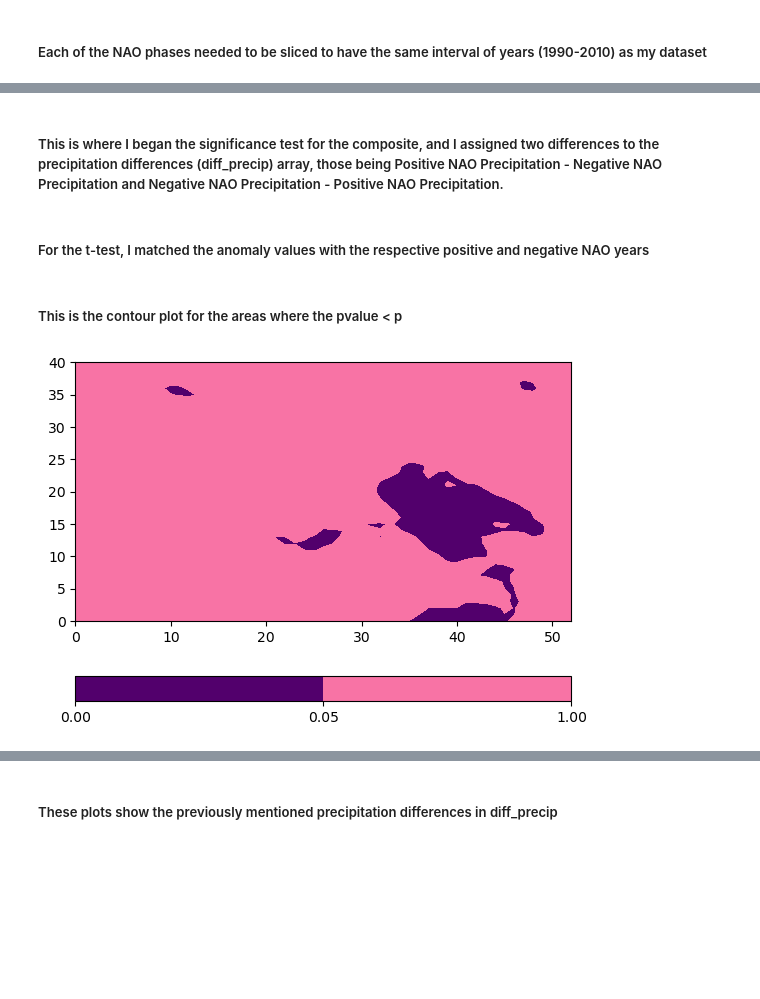
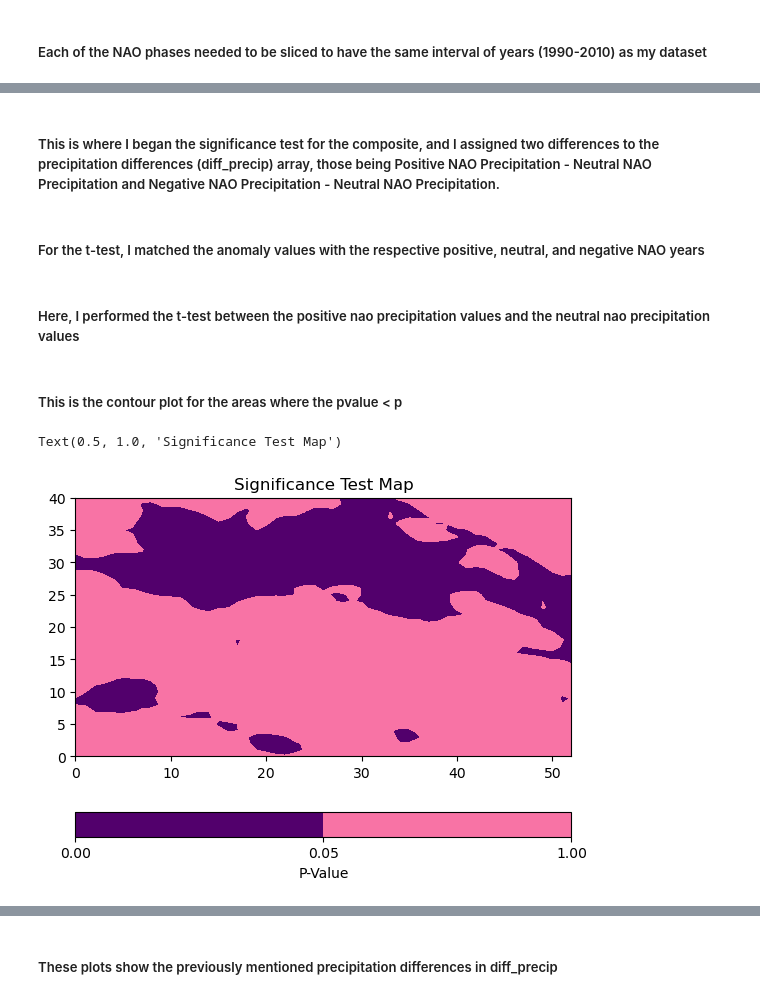
Before and after one commit to JStiles9552/Assignment_3_CLIM_680, a Jupyter notebook: Assignment_3_Revised.ipynb, the cells around one changed output, grey strips where cells are left out. Cells and saved outputs as stored; diff of their text form; code cells hidden in the pictures; blank space fills up the shorter version.

```diff
--- a/Assignment_3_Revised.ipynb
+++ b/Assignment_3_Revised.ipynb
@@ -133,8 +216,8 @@ dg = ds.tp.groupby('time.year').mean()
 # %% [markdown]
 ##### Here, I calculated the mean values for daily precipitation by year for the entire Northeast U.S. (da_climo) and subtracted these mean values from all of the values for daily precipitation by year to get the daily precipiation anomaly values (da_anoms).
 # %%
-da_climo = dg.tp.mean()
-da_anoms = dg.tp-da_climo
+da_climo = dg_DJF.mean()
+da_anoms = dg_DJF-da_climo
 da_anoms
 # %% [output]
 <xarray.DataArray 'tp' (year: 22, latitude: 41, longitude: 53)>
@@ -157,6 +240,7 @@ array([[[-1.0942705e+00, -1.0179765e+00, -9.1688704e-01, ...,
 # %% [markdown]
 ##### Each of the NAO phases needed to be sliced to have the same interval of years (1990-2010) as my dataset
 # %%
-positivenao_g = positivenao.sel(year=slice(dg['year'][0],dg['year'][-1]))
-negativenao_g = negativenao.sel(year=slice(dg['year'][0],dg['year'][-1]))
+positivenao_g = positivenao.sel(year=slice(dg_DJF['year'][0],dg_DJF['year'][-1]))
+neutralnao_g = neutralnao.sel(year=slice(dg_DJF['year'][0],dg_DJF['year'][-1]))
+negativenao_g = negativenao.sel(year=slice(dg_DJF['year'][0],dg_DJF['year'][-1]))
 # %% [markdown]
@@ -245,3 +330,3 @@ plt.suptitle('Northeast U.S. Composite Precipitation Anomalies during North Atla
 # %% [markdown]
-##### This is where I began the significance test for the composite, and I assigned two differences to the precipitation differences (diff_precip) array, those being Positive NAO Precipitation - Negative NAO Precipitation and Negative NAO Precipitation - Positive NAO Precipitation.
+##### This is where I began the significance test for the composite, and I assigned two differences to the precipitation differences (diff_precip) array, those being Positive NAO Precipitation - Neutral NAO Precipitation and Negative NAO Precipitation - Neutral NAO Precipitation.
 # %%
@@ -249,23 +334,28 @@ diff_precip=[positivenao_tp-negativenao_tp, negativenao_tp-positivenao_tp]
 # %%
 p = 0.05
 # %% [markdown]
-##### For the t-test, I matched the anomaly values with the respective positive and negative NAO years
+##### For the t-test, I matched the anomaly values with the respective positive, neutral, and negative NAO years
 # %%
 from scipy.stats import ttest_ind
 
 positivenao_precip_vals = da_anoms.sel(year=positivenao_g.dropna(dim='year')['year'])
+neutralnao_precip_vals = da_anoms.sel(year=neutralnao_g.dropna(dim='year')['year'])
 negativenao_precip_vals = da_anoms.sel(year=negativenao_g.dropna(dim='year')['year'])
+# %% [markdown]
+##### Here, I performed the t-test between the positive nao precipitation values and the neutral nao precipitation values
 # %%
 tstat,pval = ttest_ind(positivenao_precip_vals,
-                negativenao_precip_vals,
+                neutralnao_precip_vals,
                 equal_var = False)
 # %% [markdown]
 ##### This is the contour plot for the areas where the pvalue < p
 # %%
 plt.contourf(pval,[0,0.05,1],cmap='RdPu_r')
-plt.colorbar(orientation='horizontal') ;
+plt.colorbar(orientation='horizontal', label='P-Value') ;
+plt.title('Significance Test Map')
 # %% [output]
+Text(0.5, 1.0, 'Significance Test Map')
-[figure, old version]
+[figure, new version]
 # %%
 mask_diff = diff_precip[0].where(pval <= p)
 mask_diff
```
Also changed, not shown: parts of 27 cells of this notebook.
